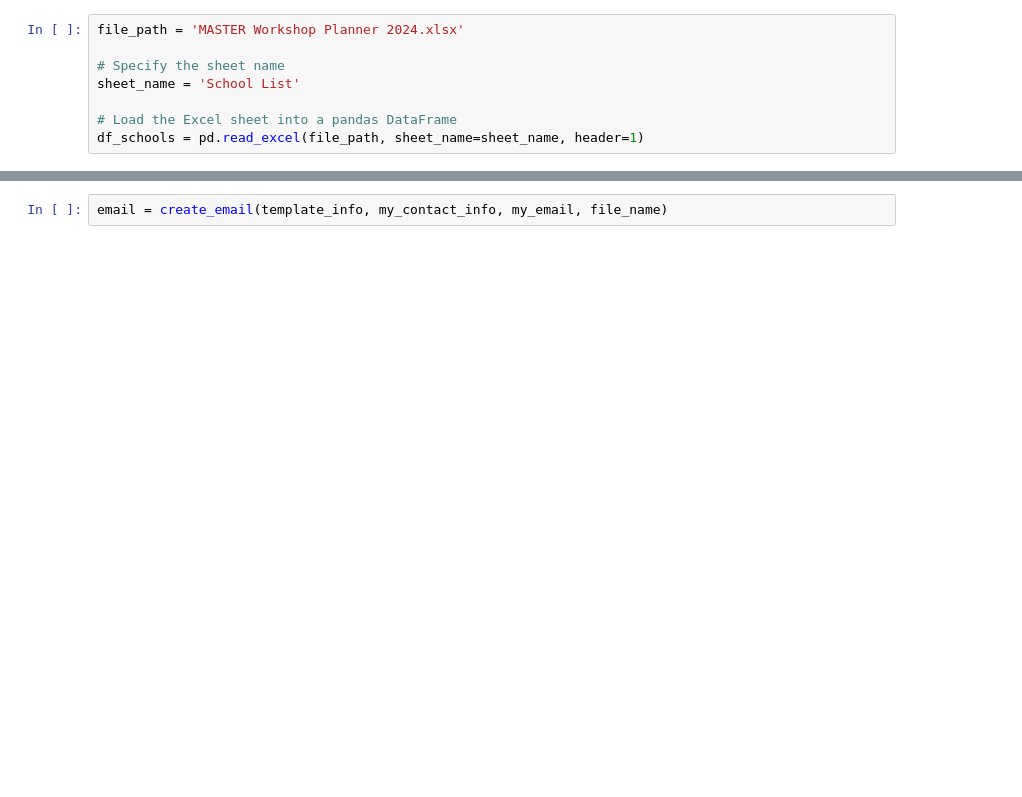
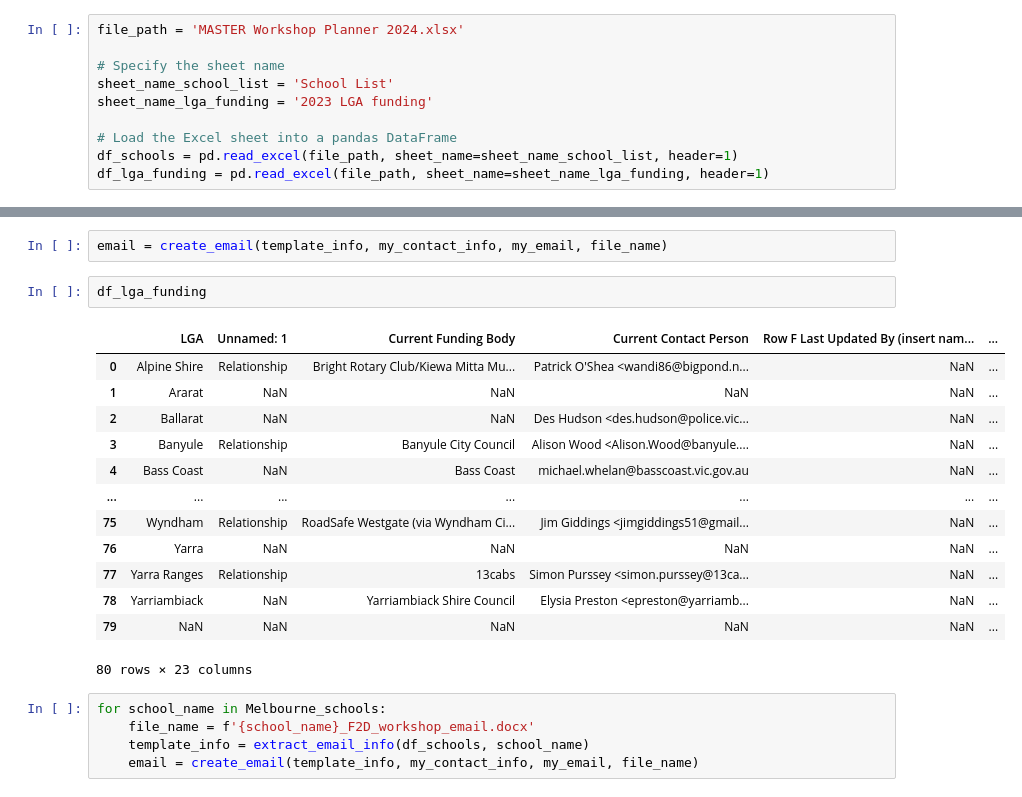
Before and after one commit to RealFakeDoor/F2D_Automations-Analysis, a Jupyter notebook: Phase_1_Email_Builder.ipynb, the cells around one changed output, grey strips where cells are left out. Cells and saved outputs as stored; diff of their text form; blank space fills up the shorter version.

```diff
--- a/Phase_1_Email_Builder.ipynb
+++ b/Phase_1_Email_Builder.ipynb
@@ -276,7 +276,9 @@ def filter_schools_by_lga(df, lga_name):
 file_path = 'MASTER Workshop Planner 2024.xlsx'
 
 # Specify the sheet name
-sheet_name = 'School List'
+sheet_name_school_list = 'School List'
+sheet_name_lga_funding = '2023 LGA funding'
 
 # Load the Excel sheet into a pandas DataFrame
-df_schools = pd.read_excel(file_path, sheet_name=sheet_name, header=1)
+df_schools = pd.read_excel(file_path, sheet_name=sheet_name_school_list, header=1)
+df_lga_funding = pd.read_excel(file_path, sheet_name=sheet_name_lga_funding, header=1)
@@ -305,2 +325,23 @@ template_info
 # %%
 email = create_email(template_info, my_contact_info, my_email, file_name)
+# %%
+df_lga_funding
+# %% [output]
+|  | LGA | Unnamed: 1 | Current Funding Body | Current Contact Person | Row F Last Updated By (insert nam... | ... |
+| 0 | Alpine Shire | Relationship | Bright Rotary Club/Kiewa Mitta Mu... | Patrick O'Shea <wandi86@bigpond.n... | NaN | ... |
+| 1 | Ararat | NaN | NaN | NaN | NaN | ... |
+| 2 | Ballarat | NaN | NaN | Des Hudson <des.hudson@police.vic... | NaN | ... |
+| 3 | Banyule | Relationship | Banyule City Council | Alison Wood <Alison.Wood@banyule.... | NaN | ... |
+| 4 | Bass Coast | NaN | Bass Coast | michael.whelan@basscoast.vic.gov.au | NaN | ... |
+| ... | ... | ... | ... | ... | ... | ... |
+| 75 | Wyndham | Relationship | RoadSafe Westgate (via Wyndham Ci... | Jim Giddings <jimgiddings51@gmail... | NaN | ... |
+| 76 | Yarra | NaN | NaN | NaN | NaN | ... |
+| 77 | Yarra Ranges | Relationship | 13cabs | Simon Purssey <simon.purssey@13ca... | NaN | ... |
+| 78 | Yarriambiack | NaN | Yarriambiack Shire Council | Elysia Preston <epreston@yarriamb... | NaN | ... |
+| 79 | NaN | NaN | NaN | NaN | NaN | ... |
+80 rows × 23 columns
+# %%
+for school_name in Melbourne_schools:
+    file_name = f'{school_name}_F2D_workshop_email.docx'
+    template_info = extract_email_info(df_schools, school_name)
+    email = create_email(template_info, my_contact_info, my_email, file_name)
```
Also changed, not shown: parts of 14 cells of this notebook, 31 other files.
